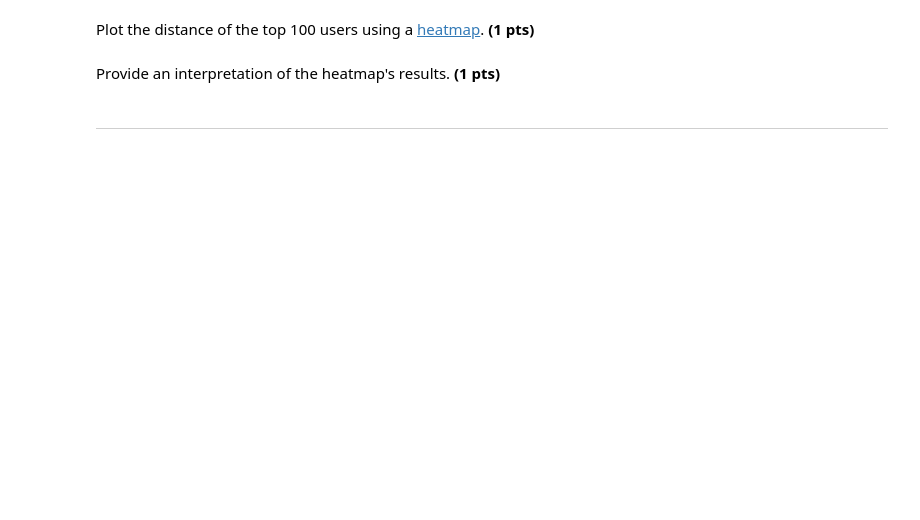
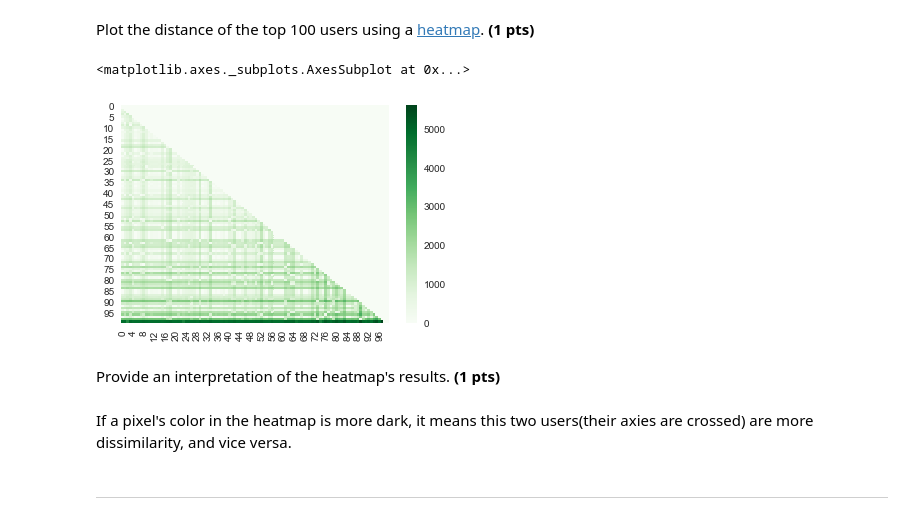
Before and after one commit to CS506-Boston-University/s2018-hw1-1-jweixuan, a Jupyter notebook: HW1.1.ipynb, the cells around one changed output. Drawn from its saved outputs; the diff is of its cells as text; code cells hidden in the pictures; blank space fills up the shorter version.

```diff
--- a/HW1.1.ipynb
+++ b/HW1.1.ipynb
@@ -211,0 +354,18 @@ You may find the [sklearn.feature_extraction](http://scikit-learn.org/stable/mod
+# %%
+import math
+import numpy as np
+
+
+d = 0
+
+distance = []
+
+for user_a in range(len(ans)):
+    for user_b in range(user_a, len(ans)):
+#        tmp =[]
+        for val in range(len(ans[user_a])):
+
+            d += (ans[user_a][val] - ans[user_b][val])**2
+        distance.append(math.sqrt(d))
+        d=0
+distance
@@ -211,0 +390,8 @@ You may find the [sklearn.feature_extraction](http://scikit-learn.org/stable/mod
+# %%
+a = np.zeros([100,100])
+count = len(distance)-1
+for i in range(100):
+    for j in range(i):
+        a[i][j] = distance[count]
+        count -=1
+a
@@ -212,6 +412,20 @@ You may find the [sklearn.feature_extraction](http://scikit-learn.org/stable/mod
 # %% [markdown]
 Plot the distance of the top 100 users using a [heatmap](https://stanford.edu/~mwaskom/software/seaborn/generated/seaborn.heatmap.html). **(1 pts)**
+# %%
+%matplotlib inline
+import matplotlib.pyplot as plt
+import datetime
+import numpy as np; np.random.seed(0)
+import seaborn as sns; sns.set()
+
+ax = sns.heatmap(a, cmap="Greens")
+ax
+# %% [output]
+<matplotlib.axes._subplots.AxesSubplot at 0x...>
+[figure, added]
 # %% [markdown]
 Provide an interpretation of the heatmap's results. **(1 pts)**
+# %% [markdown]
+If a pixel's color in the heatmap is more dark, it means this two users(their axies are crossed) are more dissimilarity, and vice versa.
 # %% [markdown]
 -----------------
```
Also changed, not shown: parts of 12 cells of this notebook.
